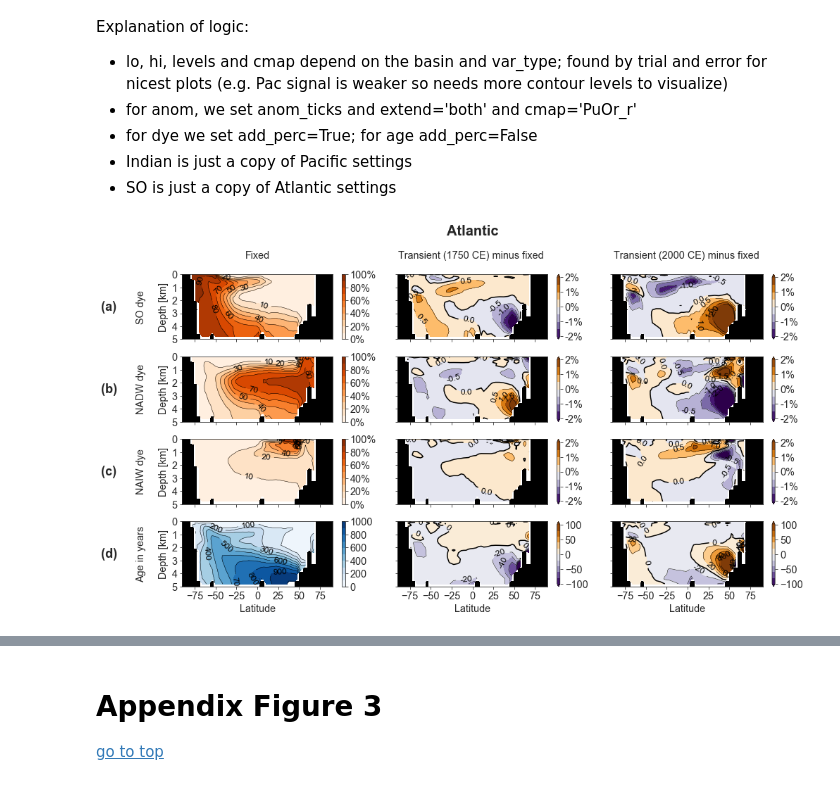
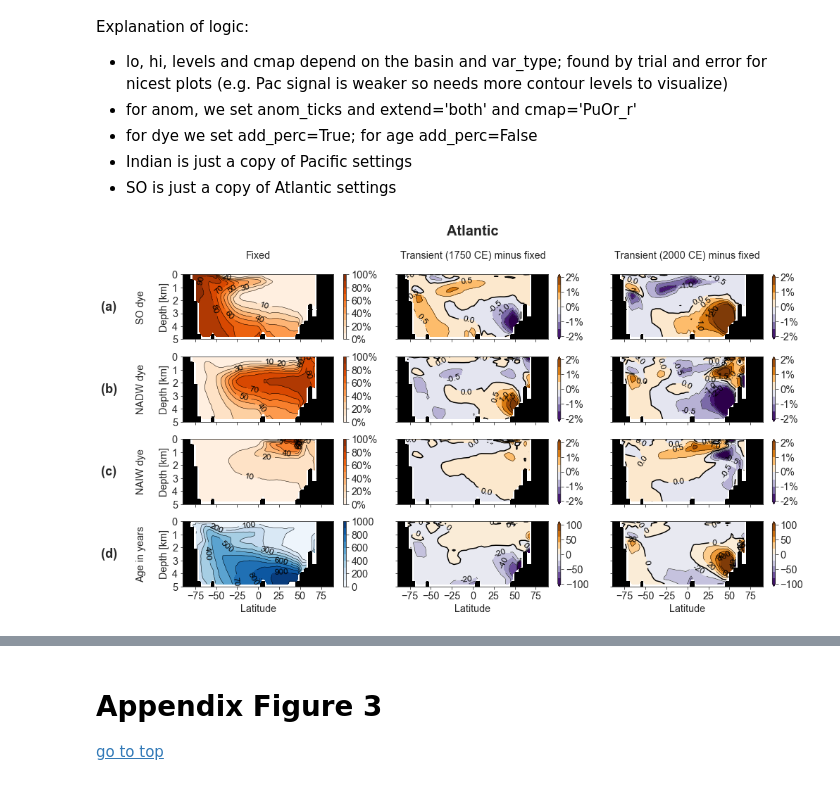
Before and after one commit to jeemijn/LIA, a Jupyter notebook: LIA.ipynb, the cells around one changed output, grey strips where cells are left out. Drawn from its saved outputs; the diff is of its cells as text; code cells hidden in the pictures.

```diff
--- a/LIA.ipynb
+++ b/LIA.ipynb
@@ -433,11 +443,13 @@ times = data_fulls[OcTRA].time[[t1,t2,t3]]
 
 # plotting
 if anom:
-    fig, ax = f.plot_overturning(datas[OcTRA], data_fulls[OcTRA], times, time_avg=True, atl=True, pac=True,
-                                 sozoom=False, levels=levels, lo=lo, hi=hi, land=land, all_anoms=True)
+    fig, ax = f.plot_overturning(datas[OcTRA], data_fulls[OcTRA], times, time_avg=True,
+                                 atl=True, pac=True, sozoom=False, levels=levels, lo=lo, hi=hi,
+                                 land=land, all_anoms=True)
 else:
-    fig, ax = f.plot_overturning(datas[OcTRA], data_fulls[OcTRA], times, time_avg=True, atl=True, pac=True,
-                                 sozoom=False, levels=levels, lo=lo, hi=hi, land=land, all_anoms=False)
+    fig, ax = f.plot_overturning(datas[OcTRA], data_fulls[OcTRA], times, time_avg=True,
+                                 atl=True, pac=True, sozoom=False, levels=levels, lo=lo, hi=hi,
+                                 land=land, all_anoms=False)
 
 fig.subplots_adjust(wspace=0.15)
 
@@ -885,9 +908,10 @@ for col, basin in enumerate(['Global', 'Atlantic', 'Pacific']):
 
     ## plotting
     # In this figure all values (y axis) are divided by 10^24 s.t. units in 10^24 J
-    ax[col].fill_between(changing_circ.time, (changing_circ+changing_SST)/1.0e24, changing_circ/1.0e24,
-                         linewidth=0, alpha=0.8, color='C0')
-    ax[col].fill_between(changing_circ.time, changing_circ/1.0e24, 0, linewidth=0, alpha=0.8, color='C1')
+    ax[col].fill_between(changing_circ.time, (changing_circ+changing_SST)/1.0e24,
+                         changing_circ/1.0e24, linewidth=0, alpha=0.8, color='C0')
+    ax[col].fill_between(changing_circ.time, changing_circ/1.0e24, 0, linewidth=0,
+                         alpha=0.8, color='C1')
 
     ## plot black line on top and add in legend:
     ax[col].plot(total.time, (total-steady_state)/1.0e24, 'k', label=basin + " OHC anomaly")
@@ -901,7 +925,8 @@ for col, basin in enumerate(['Global', 'Atlantic', 'Pacific']):
     ax[col].set_ylim(-0.5, 2.6)
     yticks = np.arange(-0.5, 2.7, 0.5) # in 10^24 J
     ax[col].set_yticks(yticks)
-    ax[col].text(-0.25, 1.05, '(' + chr(ord('a')+col) + ')', transform=ax[col].transAxes, size=18, weight='bold')
+    ax[col].text(-0.25, 1.05, '(' + chr(ord('a')+col) + ')', transform=ax[col].transAxes,
+                 size=18, weight='bold')
 
 ax[0].set_ylabel(r"$\Delta$"+"OHC ["+r"$10^{24}$"+" J]")
 
@@ -1252,8 +1283,10 @@ fig, ax = plt.subplots(len(row_vars),3, figsize=(14,8))
 
 # PLOTTING
 # abbreviate
-obj_t = data_fulls[OcTRA]  # transient circulation
-obj_f = data_fulls[OcFIX]  # fixed circulation
+obj_t = data_fulls[OcTRA]        # transient circulation
+obj_f = data_fulls[OcFIX]        # fixed circulation
+masks = data_fulls[OcTRA].masks  # basin masks incl SO sectors
+mask = data_fulls[OcTRA].mask    # basin masks excl SO sectors
 
 create_land = True               # keeps track of whether land is already created
 for row, var in enumerate(row_vars):
@@ -1268,17 +1301,17 @@ for row, var in enumerate(row_vars):
     ## prepare dye/age concentration objects:
     if basin == 'Atlantic':
         # slice the var to basin and take zonal average (keeping depth, lat, time coords)
-        conc_t = f.area_mean(obj_t, obj_t[var].where(obj_t.masks==1), keep_lat=True, basin='atlso')
-        conc_f = f.area_mean(obj_f, obj_f[var].where(obj_f.masks==1), keep_lat=True, basin='atlso')
+        conc_t = f.area_mean(obj_t, obj_t[var].where(masks==1), keep_lat=True, basin='atlso')
+        conc_f = f.area_mean(obj_f, obj_f[var].where(masks==1), keep_lat=True, basin='atlso')
     elif basin == 'Pacific':
-        conc_t = f.area_mean(obj_t, obj_t[var].where(obj_t.masks==2), keep_lat=True, basin='pacso')
-        conc_f = f.area_mean(obj_f, obj_f[var].where(obj_f.masks==2), keep_lat=True, basin='pacso')
+        conc_t = f.area_mean(obj_t, obj_t[var].where(masks==2), keep_lat=True, basin='pacso')
+        conc_f = f.area_mean(obj_f, obj_f[var].where(masks==2), keep_lat=True, basin='pacso')
     elif basin == 'Indian':
-        conc_t = f.area_mean(obj_t, obj_t[var].where(obj_t.masks==3), keep_lat=True, basin='indso')
-        conc_f = f.area_mean(obj_f, obj_f[var].where(obj_f.masks==3), keep_lat=True, basin='indso')
+        conc_t = f.area_mean(obj_t, obj_t[var].where(masks==3), keep_lat=True, basin='indso')
+        conc_f = f.area_mean(obj_f, obj_f[var].where(masks==3), keep_lat=True, basin='indso')
     elif basin == 'SO':
-        conc_t = f.area_mean(obj_t, obj_t[var].where(obj_t.mask==4), keep_lat=True, basin='so')
-        conc_f = f.area_mean(obj_f, obj_f[var].where(obj_f.mask==4), keep_lat=True, basin='so')
+        conc_t = f.area_mean(obj_t, obj_t[var].where(mask==4), keep_lat=True, basin='so')
+        conc_f = f.area_mean(obj_f, obj_f[var].where(mask==4), keep_lat=True, basin='so')
 
     ## create and plot land
     if create_land:
@@ -1303,14 +1336,15 @@ for row, var in enumerate(row_vars):
         c = configs[basin, var_type, True] # anomaly plot = True
     for n,t_step in enumerate(times):
         if anoms:
-            title = "Transient (" + str(int(round(obj_t.time[t_step].item()))) + " CE) minus fixed \n"
+            title = "Transient ("+str(int(round(obj_t.time[t_step].item())))+" CE) minus fixed\n"
             plot_obj = conc_t.isel(time=t_step) - conc_f.isel(time=t_step)
         else:
-            title = "Transient (" + str(int(round(obj_t.time[t_step].item()))) + " CE) \n"
+            title = "Transient ("+str(int(round(obj_t.time[t_step].item())))+" CE)\n"
             plot_obj = conc_t.isel(time=t_step)
         # n=0 for col 2 and n=1 for col 3:
-        cbar = f.plot_contour(plot_obj, fig, ax=ax[row,n+1], var='CONC', levels=c.levels, hi=c.hi, lo=c.lo,
-                              title=title, cmap=c.cmap, add_perc=c.add_perc, extend=c.extend)
+        cbar = f.plot_contour(plot_obj, fig, ax=ax[row,n+1], var='CONC', levels=c.levels,
+                              hi=c.hi, lo=c.lo, title=title, cmap=c.cmap, add_perc=c.add_perc,
+                              extend=c.extend)
         # adjust colour bar
         if anoms:
             cbar.set_ticks(c.anom_ticks)
@@ -1327,34 +1361,34 @@ for row in np.arange(len(row_vars)):
             ax[row,col].set_xlabel('')       # overwrite
             ax[row,col].set_xticklabels("")  # delete tick labels again if not in last row
         if row != 0:
             ax[row,col].set_title("")        # delete titles on all rows except top row
         if col == 0:
             if row == len(row_vars)-1:
                 ax[row,col].set_ylabel("Age in years\n\nDepth [km]")
             else:
                 ax[row,col].set_ylabel('%s dye\n \nDepth [km]' %dye_labels[dyes[row]-1])
         else:
             ax[row,col].set_ylabel('')
             ax[row,col].set_yticklabels("")
 
 # write basin title on top
 ax[0,1].text(x=0.5, y=1.6, s=basin, ha="center",
              transform=ax[0,1].transAxes, fontsize=20, fontweight='bold')
 
 plt.tight_layout()
 if anoms:
     mode = '_anoms'   # anomalies
     if basin == 'Atlantic':
         plt.savefig(savedir + 'Fig08_dye_and_age_' + basin[0:3].lower() + mode + '.pdf')
     elif basin == 'Pacific':
         plt.savefig(savedir + 'Fig09_dye_and_age_' + basin[0:3].lower() + mode + '.pdf')
     else:
         plt.savefig(savedir + 'NOT_USED_dye_and_age_' + basin[0:3].lower() + mode + '.pdf')
 else:
     mode = '_vals'   # values i.e. non-anomaly
     plt.savefig(savedir + 'NOT_USED_dye_and_age_' + basin[0:3].lower() + mode + '.pdf')
 # %% [output]
-[figure, old version]
+[figure, new version]
 # %% [markdown]
 <a id='appfig3'></a>
 # %% [markdown]
```
Also changed, not shown: parts of 33 cells of this notebook.
